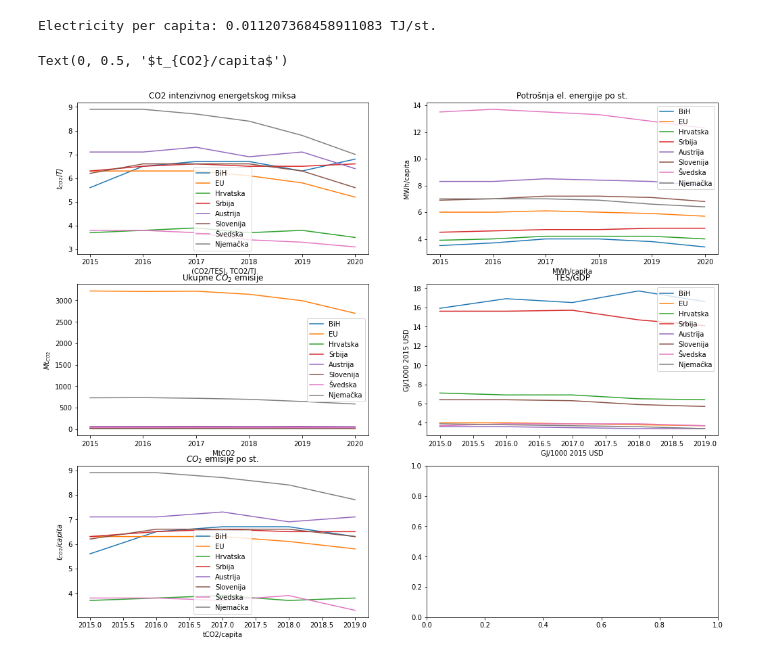
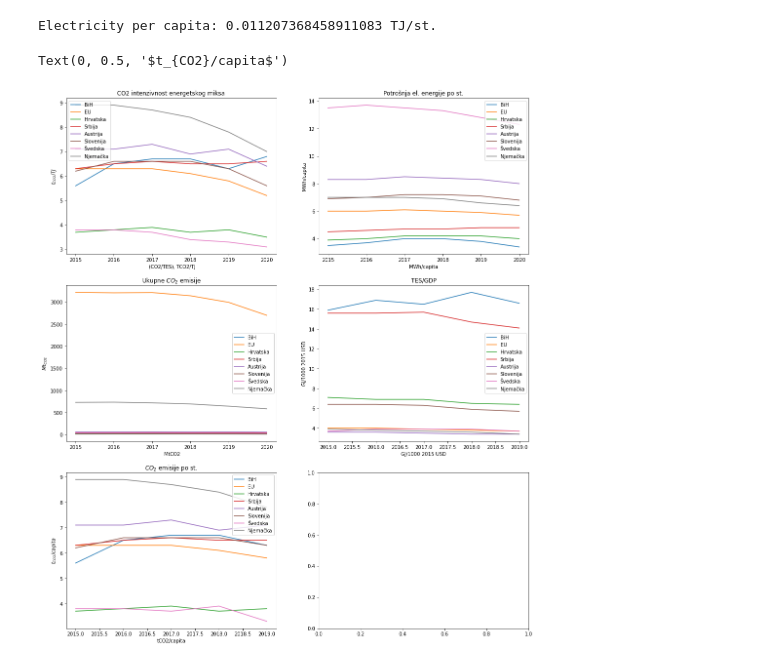
Before and after one commit to ehlimana/Electricity-analysis, a Jupyter notebook: Energy_balance.ipynb, the cells around one changed output. Cells and saved outputs as stored; diff of their text form; code cells hidden in the pictures.

```diff
--- a/Energy_balance.ipynb
+++ b/Energy_balance.ipynb
@@ -413,27 +436,27 @@ comparison4.columns=['GJ/1000 2015 USD',"BiH","EU","Hrvatska","Srbija","Austrija
 comparison5=pd.read_excel(r"FILES\BALANCE\indicators.xlsx",sheet_name="CO2 Emissions per capita",nrows=5)
 comparison5.columns=['tCO2/capita',"BiH","EU","Hrvatska","Srbija","Austrija","Slovenija","Švedska","Njemačka"]
 # %%
-fig,ax=plt.subplots(ncols=2,nrows=3,figsize=(17,14))
+fig,ax=plt.subplots(ncols=2,nrows=3,figsize=(17,20))
 
 comparison1.set_index(' (CO2/TES), TCO2/TJ\n').plot(ax=ax[0,0])
-ax[0,0].set_title("CO2 intenzivnog energetskog miksa")
+ax[0,0].set_title("CO2 intenzivnost energetskog miksa")
 ax[0,0].set_ylabel("$t_{CO2}/TJ$")
 
 comparison2.set_index("MWh/capita").plot(ax=ax[0,1])
 ax[0,1].set_title("Potrošnja el. energije po st.")
 ax[0,1].set_ylabel("MWh/capita")
 
 comparison3.set_index(' MtCO2').plot(ax=ax[1,0])
 ax[1,0].set_title("Ukupne $CO_{2}$ emisije")
 ax[1,0].set_ylabel("$Mt_{CO2}$")
 
 comparison4.set_index('GJ/1000 2015 USD').plot(ax=ax[1,1])
 ax[1,1].set_title("TES/GDP")
 ax[1,1].set_ylabel('GJ/1000 2015 USD')
 
 comparison5.set_index('tCO2/capita').plot(ax=ax[2,0])
 ax[2,0].set_title("$CO_{2}$ emisije po st.")
 ax[2,0].set_ylabel('$t_{CO2}/capita$')
 # %% [output]
 Text(0, 0.5, '$t_{CO2}/capita$')
-[figure, old version]
+[figure, new version]
```
Also changed, not shown: parts of 10 cells of this notebook.
